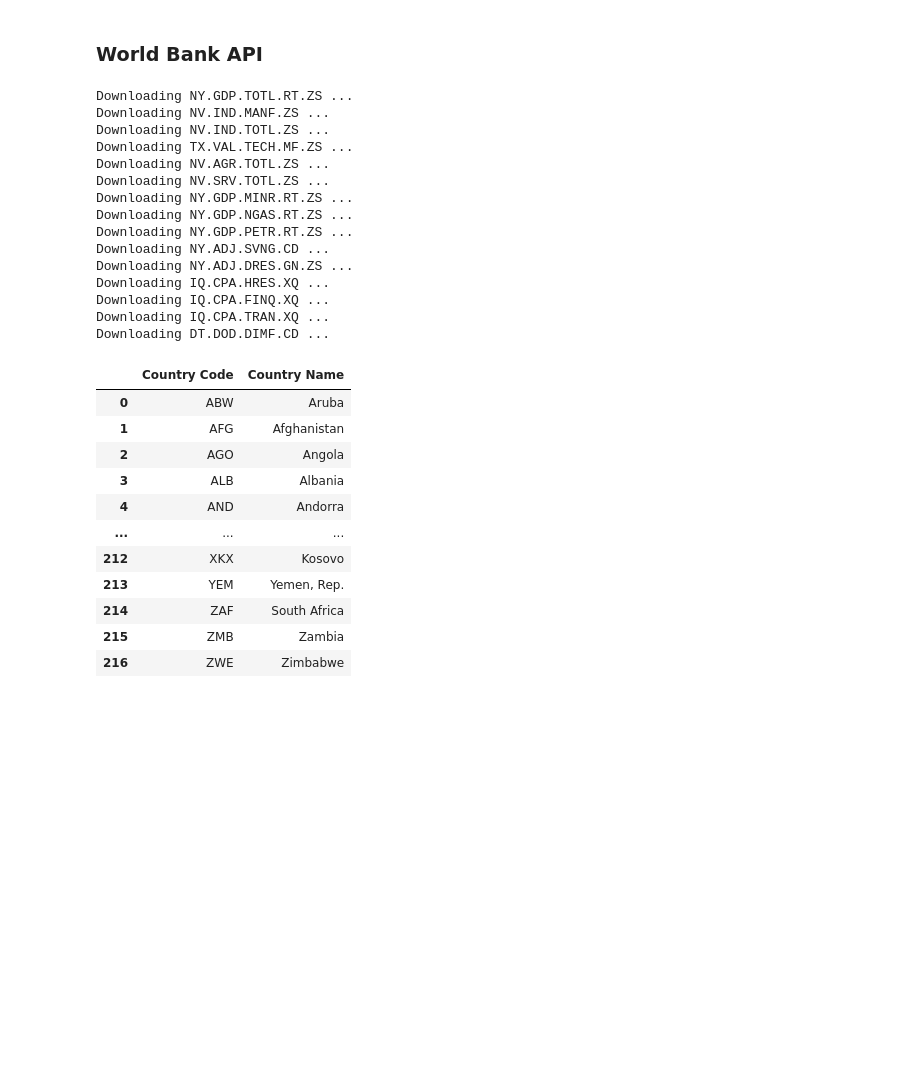
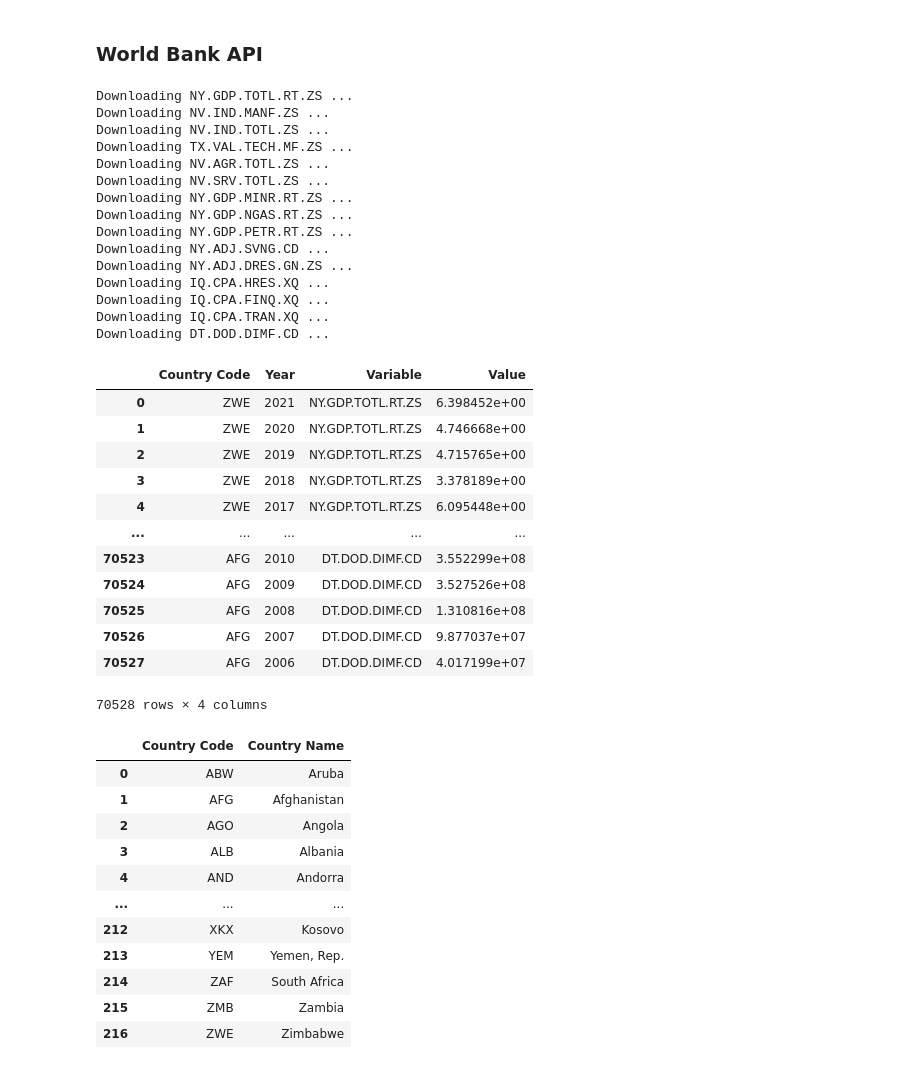
Before and after one commit to AyaanTigdikar/Capstone, a Jupyter notebook: code/1_cleaning_master_data.ipynb, the cells around one changed output. Saved outputs shown, nothing was run; the diff lists cells and outputs as text; code cells hidden in the pictures; blank space fills up the shorter version.

```diff
--- a/code/1_cleaning_master_data.ipynb
+++ b/code/1_cleaning_master_data.ipynb
@@ -93,6 +90,7 @@ pwt_variables = [
 # %% [markdown]
 ### World Bank API
 # %%
+
 def download_wb_indicators(indicators, start_year, end_year):
     final_rows = []
 
@@ -111,33 +109,48 @@ def download_wb_indicators(indicators, start_year, end_year):
             if iso is None or value is None:
                 continue
 
             final_rows.append({
                 "Country Code": iso,
                 "Year": year,
                 "Variable": indicator,
                 "Value": value
             })
 
     df = pd.DataFrame(final_rows)
     return df
 
 wb_df = download_wb_indicators(wb_variables, start_year=1990, end_year=2024)
+
+wb_df
 # %% [output]
 Downloading NY.GDP.TOTL.RT.ZS ...
 Downloading NV.IND.MANF.ZS ...
 Downloading NV.IND.TOTL.ZS ...
 Downloading TX.VAL.TECH.MF.ZS ...
 Downloading NV.AGR.TOTL.ZS ...
 Downloading NV.SRV.TOTL.ZS ...
 Downloading NY.GDP.MINR.RT.ZS ...
 Downloading NY.GDP.NGAS.RT.ZS ...
 Downloading NY.GDP.PETR.RT.ZS ...
 Downloading NY.ADJ.SVNG.CD ...
 Downloading NY.ADJ.DRES.GN.ZS ...
 Downloading IQ.CPA.HRES.XQ ...
 Downloading IQ.CPA.FINQ.XQ ...
 Downloading IQ.CPA.TRAN.XQ ...
 Downloading DT.DOD.DIMF.CD ...
+|  | Country Code | Year | Variable | Value |
+| 0 | ZWE | 2021 | NY.GDP.TOTL.RT.ZS | 6.398452e+00 |
+| 1 | ZWE | 2020 | NY.GDP.TOTL.RT.ZS | 4.746668e+00 |
+| 2 | ZWE | 2019 | NY.GDP.TOTL.RT.ZS | 4.715765e+00 |
+| 3 | ZWE | 2018 | NY.GDP.TOTL.RT.ZS | 3.378189e+00 |
+| 4 | ZWE | 2017 | NY.GDP.TOTL.RT.ZS | 6.095448e+00 |
+| ... | ... | ... | ... | ... |
+| 70523 | AFG | 2010 | DT.DOD.DIMF.CD | 3.552299e+08 |
+| 70524 | AFG | 2009 | DT.DOD.DIMF.CD | 3.527526e+08 |
+| 70525 | AFG | 2008 | DT.DOD.DIMF.CD | 1.310816e+08 |
+| 70526 | AFG | 2007 | DT.DOD.DIMF.CD | 9.877037e+07 |
+| 70527 | AFG | 2006 | DT.DOD.DIMF.CD | 4.017199e+07 |
+70528 rows × 4 columns
 # %%
 # Get all economies (countries + aggregates)
 all_economies = wb.economy.list()
```
Also changed, not shown: parts of 10 cells of this notebook, 2 other files.
